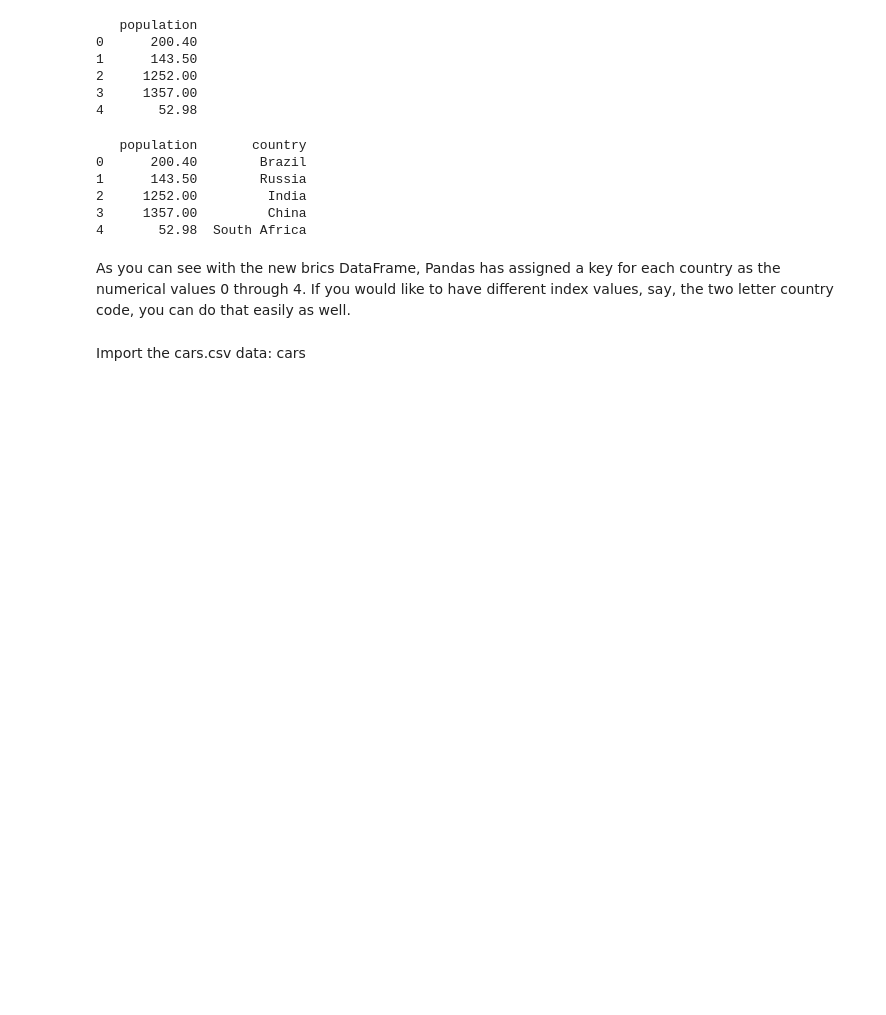
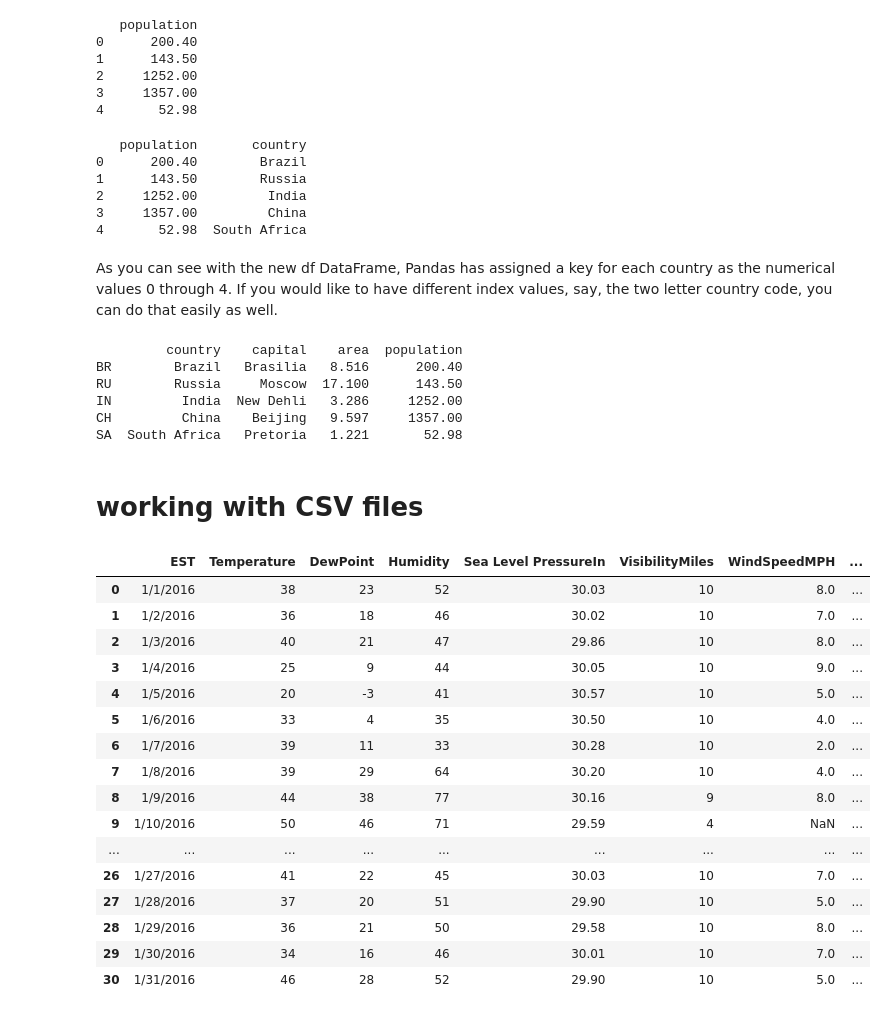
Before and after one commit to smasoumi/python_course, a Jupyter notebook: pandas.ipynb, the cells around one changed output. Drawn from its saved outputs; the diff is of its cells as text; code cells hidden in the pictures; blank space fills up the shorter version.

```diff
--- a/pandas.ipynb
+++ b/pandas.ipynb
@@ -78,12 +111,17 @@ print(brics[['population', 'country']])
 3     1357.00         China
 4       52.98  South Africa
 # %% [markdown]
-As you can see with the new brics DataFrame, Pandas has assigned a key for each country as the numerical values 0 through 4. If you would like to have different index values, say, the two letter country code, you can do that easily as well.
+As you can see with the new df DataFrame, Pandas has assigned a key for each country as the numerical values 0 through 4. If you would like to have different index values, say, the two letter country code, you can do that easily as well.
 # %%
-# Set the index for brics
-brics.index = ["BR", "RU", "IN", "CH", "SA"]
+# Set the index for df
+df.index = ["BR", "RU", "IN", "CH", "SA"]
 
-# Print out brics with new index values
-print(brics)
+# Print out df with new index values
+print(df)
+# %% [output]
+         country    capital    area  population
+BR        Brazil   Brasilia   8.516      200.40
+RU        Russia     Moscow  17.100      143.50
+IN         India  New Dehli   3.286     1252.00
+CH         China    Beijing   9.597     1357.00
+SA  South Africa   Pretoria   1.221       52.98
-# %% [markdown]
-Import the cars.csv data: cars
@@ -91,0 +128,24 @@ cars = pd.read_csv('cars.csv')
+# %% [markdown]
+# working with CSV files
+# %%
+import pandas as pd
+df = pd.read_csv('nyc_weather.csv')
+df
+# %% [output]
+|  | EST | Temperature | DewPoint | Humidity | Sea Level PressureIn | VisibilityMiles | WindSpeedMPH | ... |
+| 0 | 1/1/2016 | 38 | 23 | 52 | 30.03 | 10 | 8.0 | ... |
+| 1 | 1/2/2016 | 36 | 18 | 46 | 30.02 | 10 | 7.0 | ... |
+| 2 | 1/3/2016 | 40 | 21 | 47 | 29.86 | 10 | 8.0 | ... |
+| 3 | 1/4/2016 | 25 | 9 | 44 | 30.05 | 10 | 9.0 | ... |
+| 4 | 1/5/2016 | 20 | -3 | 41 | 30.57 | 10 | 5.0 | ... |
+| 5 | 1/6/2016 | 33 | 4 | 35 | 30.50 | 10 | 4.0 | ... |
+| 6 | 1/7/2016 | 39 | 11 | 33 | 30.28 | 10 | 2.0 | ... |
+| 7 | 1/8/2016 | 39 | 29 | 64 | 30.20 | 10 | 4.0 | ... |
+| 8 | 1/9/2016 | 44 | 38 | 77 | 30.16 | 9 | 8.0 | ... |
+| 9 | 1/10/2016 | 50 | 46 | 71 | 29.59 | 4 | NaN | ... |
+| ... | ... | ... | ... | ... | ... | ... | ... | ... |
+| 26 | 1/27/2016 | 41 | 22 | 45 | 30.03 | 10 | 7.0 | ... |
+| 27 | 1/28/2016 | 37 | 20 | 51 | 29.90 | 10 | 5.0 | ... |
+| 28 | 1/29/2016 | 36 | 21 | 50 | 29.58 | 10 | 8.0 | ... |
+| 29 | 1/30/2016 | 34 | 16 | 46 | 30.01 | 10 | 7.0 | ... |
+| 30 | 1/31/2016 | 46 | 28 | 52 | 29.90 | 10 | 5.0 | ... |
```
Also changed, not shown: parts of 42 cells of this notebook, 2 other files.
